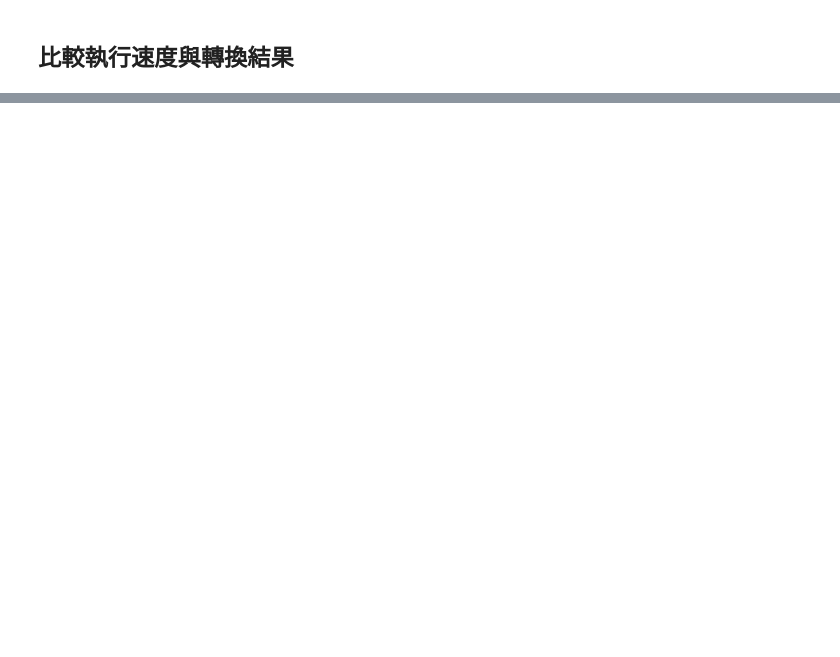
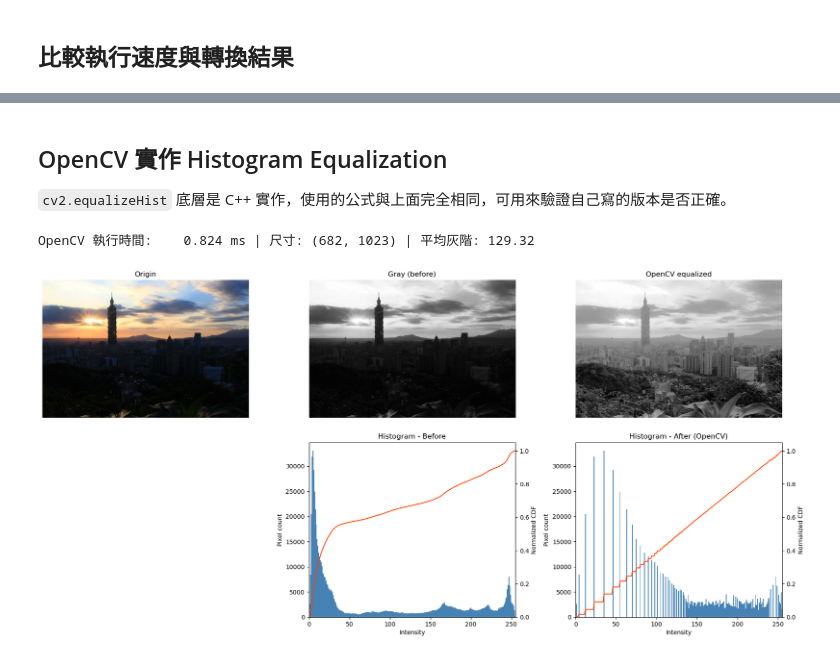
Before and after one commit to Alan93224/MMIP, a Jupyter notebook: week1/main.ipynb, the cells around one changed output, grey strips where cells are left out. Drawn from its saved outputs; the diff is of its cells as text; code cells hidden in the pictures; blank space fills up the shorter version.

```diff
--- a/week1/main.ipynb
+++ b/week1/main.ipynb
@@ -66,0 +99,9 @@ OpenCV    1.325 ms (共 29 次)
+# %% [markdown]
+## OpenCV 實作 Histogram Equalization
+
+`cv2.equalizeHist` 底層是 C++ 實作，使用的公式與上面完全相同，可用來驗證自己寫的版本是否正確。
+# %%
+img_rgb_cv2, gray_cv2, eq_cv = q2.OpenCV_Histogram(IMAGE_PATH2, records2)
+# %% [output]
+OpenCV 執行時間:    0.824 ms | 尺寸: (682, 1023) | 平均灰階: 129.32
+[figure, added]
```
Also changed, not shown: parts of 10 cells of this notebook, 5 other files.
